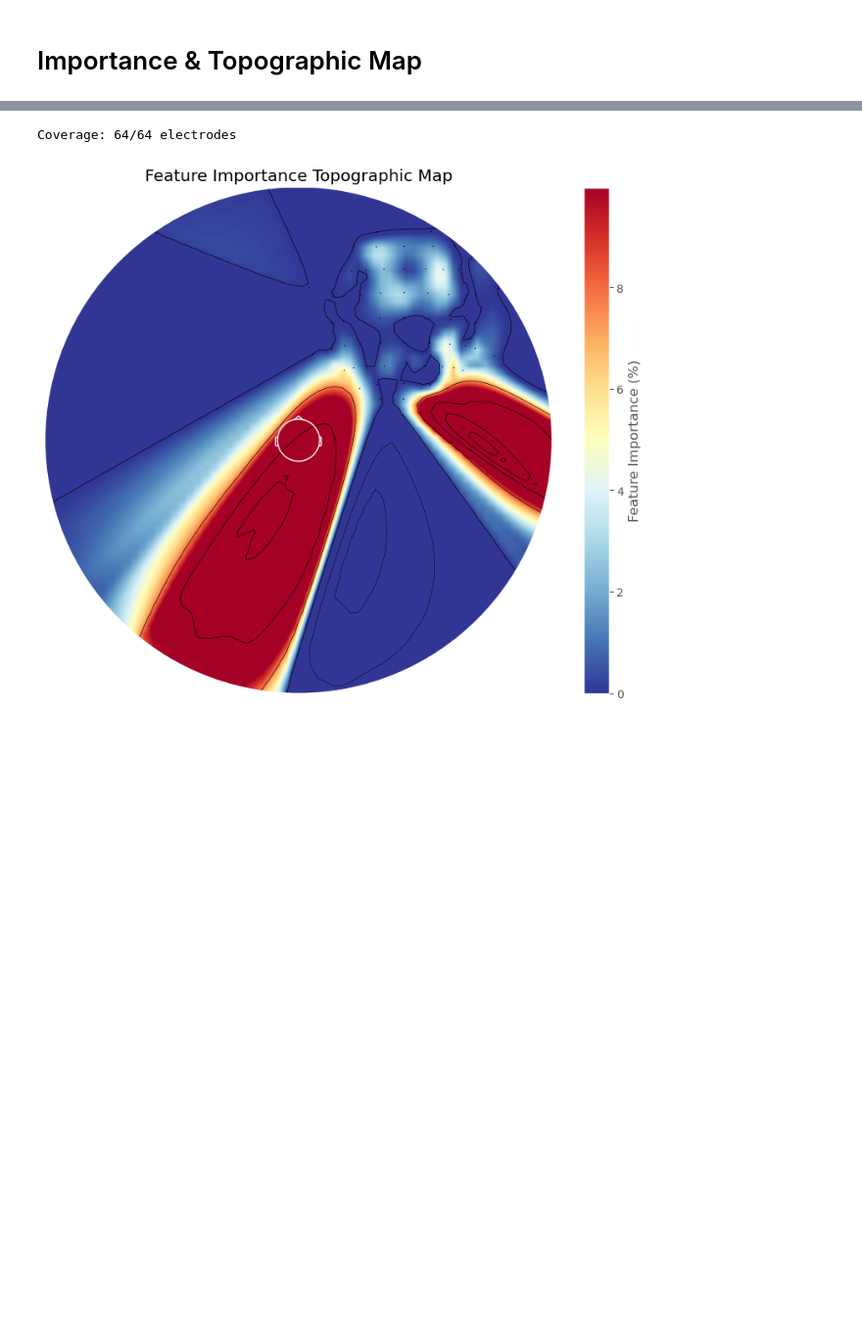
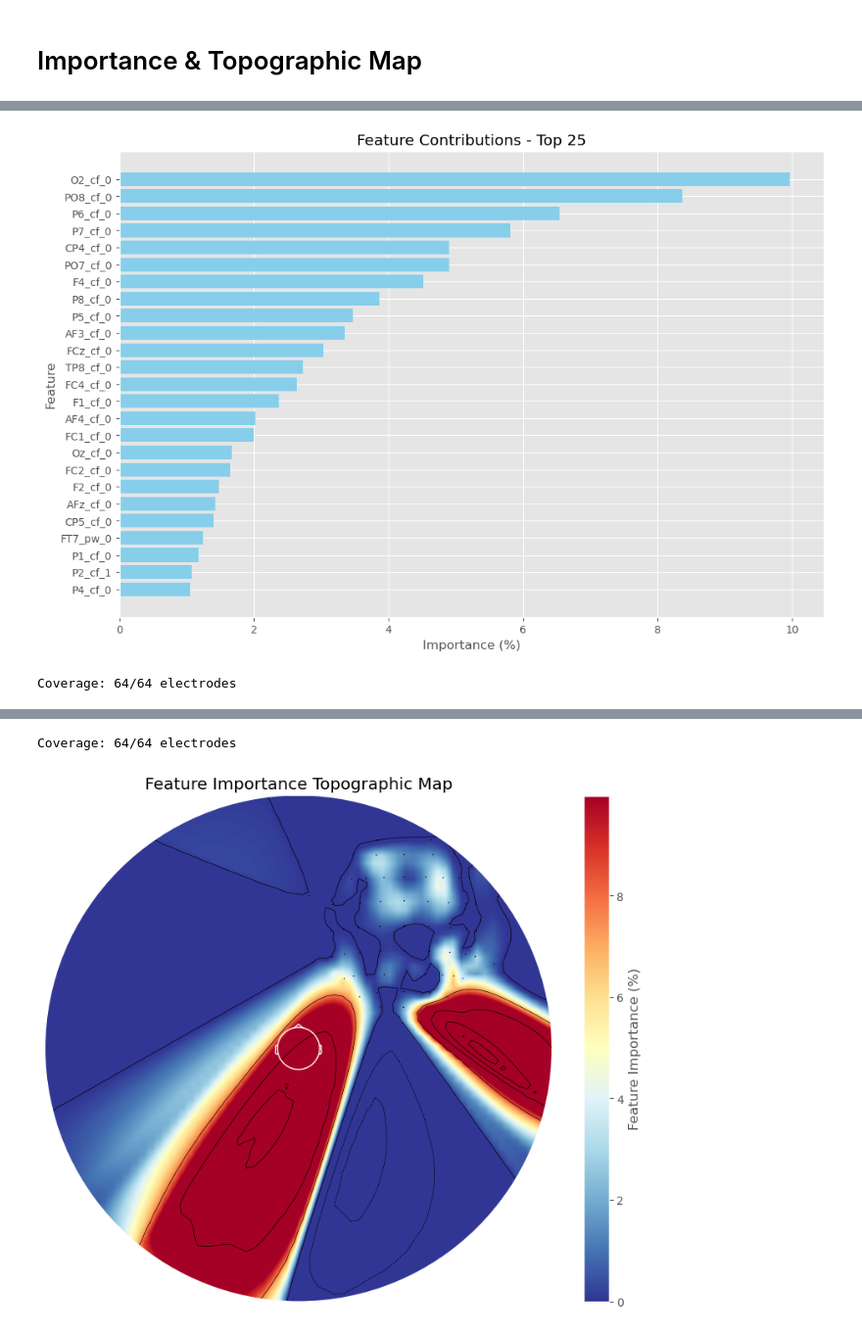
Before and after one commit to StuartG24/EEG_ML_Pipeline, a Jupyter notebook: Notebooks/Model_Comparisons.ipynb, the cells around one changed output, grey strips where cells are left out. Shown at 98% size. Drawn from its saved outputs; the diff is of its cells as text; code cells hidden in the pictures; blank space fills up the shorter version.

```diff
--- a/Notebooks/Model_Comparisons.ipynb
+++ b/Notebooks/Model_Comparisons.ipynb
@@ -110,15 +73,15 @@ except Exception as e:
 # Importance & Topographic Map
 # %%
 # Load SHAP importance CSV file into a df
+
 data_folder_path = utils.get_folder_path('Model Comparisons')
 shap_csv_pattern = '**/shap_importance_df**.csv'
 shap_files = glob.glob(str(Path(data_folder_path) / shap_csv_pattern), recursive=True)
-df = pd.read_csv(shap_files[0])
+importance_df = pd.read_csv(shap_files[0])
 
-# Keep just CF_0 rows
-cf_df = df[df['feature'].str.contains('_cf_0', na=False)].copy()
+# Tidy up the fature names
+if 'feature' in importance_df.columns:
+    importance_df['feature'] = importance_df['feature'].str.replace('numeric__channel_', '', regex=False)
 
-# Strip 'numeric_channel_' prefix and cf
-if 'feature' in cf_df.columns:
-    cf_df['feature'] = cf_df['feature'].str.replace('numeric__channel_', '', regex=False)
-    cf_df['feature'] = cf_df['feature'].str.replace('_cf_0', '', regex=False)
+print(importance_df.shape)
+display(importance_df.head())
@@ -124,0 +96,29 @@ if 'feature' in cf_df.columns:
+# %%
+# Plot the top 25 Features
+
+count = 25
+plot_df = importance_df.head(count)
+plt.figure(figsize=(12, 8))
+plt.barh(plot_df['feature'], plot_df['importance_%'], color='skyblue')
+plt.xlabel('Importance (%)')
+plt.ylabel('Feature')
+plt.title(f'Feature Contributions - Top {count}')
+plt.gca().invert_yaxis()
+plt.show()
+# %% [output]
+[figure, added]
+# %%
+# Get the CF_0 features for a topgraphic plot
+
+cf_df = importance_df[importance_df['feature'].str.contains('_cf_0', na=False)].copy()
+if 'feature' in cf_df.columns:
+    cf_df['feature'] = cf_df['feature'].str.replace('_cf_0', '', regex=False)
+
+# Load standard montage & check electrodes overlap
+montage = mne.channels.make_standard_montage('standard_1020')
+available_electrodes = set(montage.ch_names)
+target_electrodes = set(cf_df['feature'])
+coverage = target_electrodes.intersection(available_electrodes)
+print(f"Coverage: {len(coverage)}/{len(target_electrodes)} electrodes")
+# %% [output]
+Coverage: 64/64 electrodes
```
Also changed, not shown: parts of 12 cells of this notebook, 4 other files.
